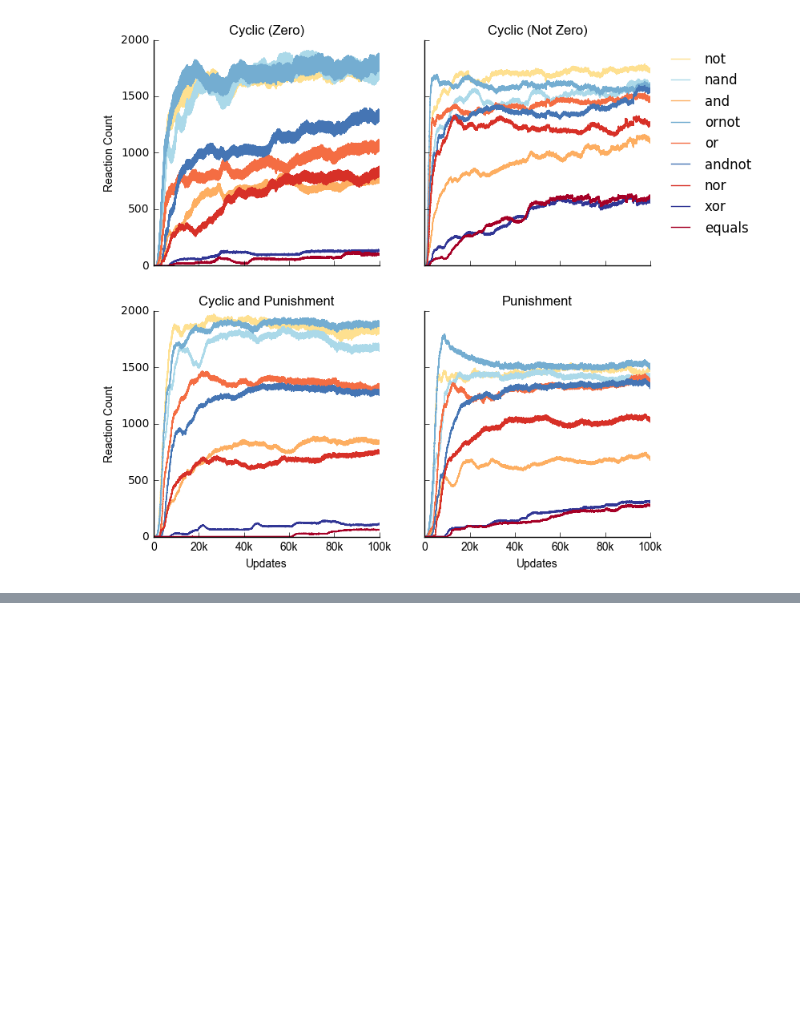
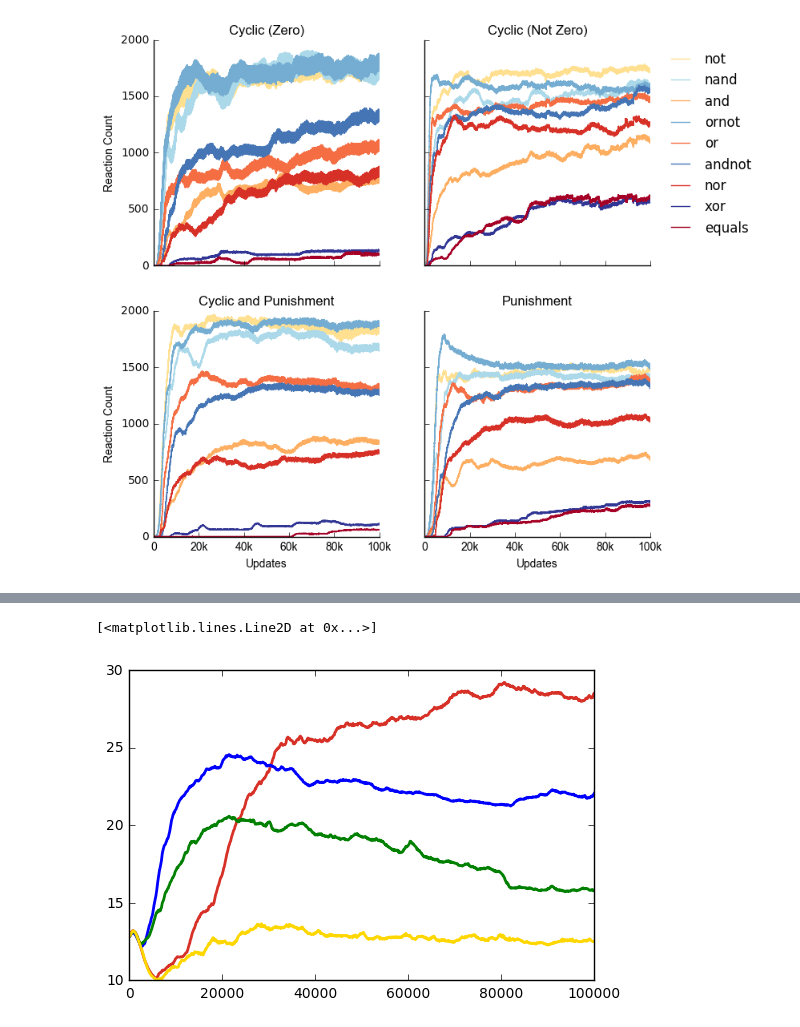
Before and after one commit to schmelling/clock_evo, a Jupyter notebook: data_analysis/data_analysis.ipynb, the cells around one changed output, grey strips where cells are left out. Drawn from its saved outputs; the diff is of its cells as text; code cells hidden in the pictures; blank space fills up the shorter version.

```diff
--- a/data_analysis/data_analysis.ipynb
+++ b/data_analysis/data_analysis.ipynb
@@ -341,0 +413,41 @@ ax1.set_ylim(0.5,1)
+# %%
+columns = ['update','merit','gestation_time','fitness','repro_rate',
+           '(deprecated)_size','copied_size','executed_size',
+           '(deprecated)_abundance','proportion_of_organisms_that_gave_birth_in_this_update',
+           'proportion_of_breed_true_organisms','(deprecated)_genotype_depth',
+           'generation','neutral_metric','lineage_label',
+           'true_replication_rate_(based_on_births/update_time-averaged)','']
+
+fitness_cph = merge_reps(path='punish_test_data', file='average',
+                         columns=columns, col='gestation_time', skiprows=19)
+
+fitness_cyc_long = merge_reps(path='cyclic_test_4_data', file='average',
+                              columns=columns, col='gestation_time', skiprows=19)
+
+fitness_max = merge_reps(path='cyclic_test_10_data', file='average',
+                         columns=columns, col='gestation_time', skiprows=19)
+
+fitness_pmax = merge_reps(path='punish_test_long_data', file='average',
+                         columns=columns, col='gestation_time', skiprows=19)
+# %%
+plt.plot(fitness_cph["update"],
+         fitness_cph.iloc[:,1:].mean(axis=1)/30,
+         color='#d73027', lw=2)
+
+plt.plot(fitness_cyc_long["update"],
+         fitness_cyc_long.iloc[:,1:].mean(axis=1)/30,
+         color='blue', lw=2)
+
+plt.plot(fitness_max["update"],
+         fitness_max.iloc[:,1:].mean(axis=1)/30,
+         color='green', lw=2)
+
+plt.plot(fitness_pmax["update"],
+         fitness_pmax.iloc[:,1:].mean(axis=1)/30,
+         color='gold', lw=2)
+
+
+#plt.yscale('log')
+# %% [output]
+[<matplotlib.lines.Line2D at 0x...>]
+[figure, added]
```
Also changed, not shown: parts of 12 cells of this notebook, 27 other files.
